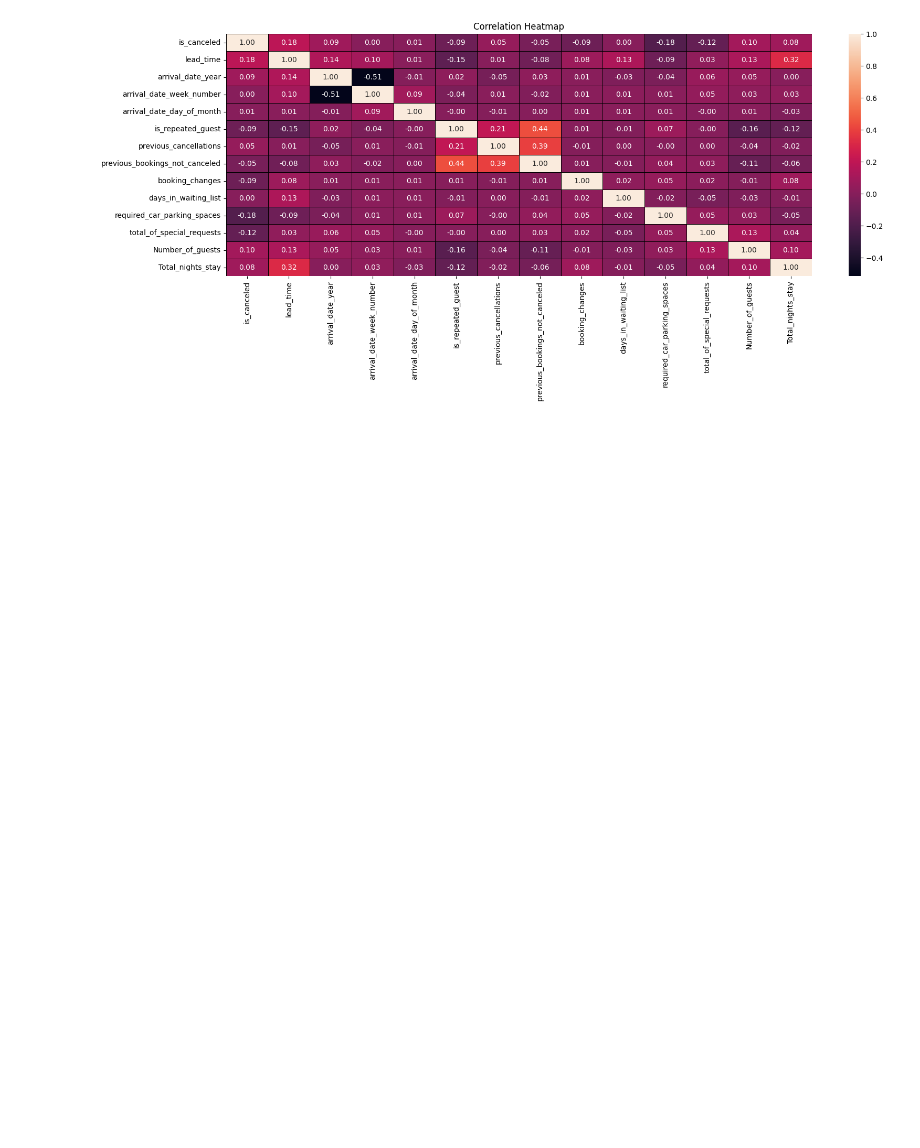
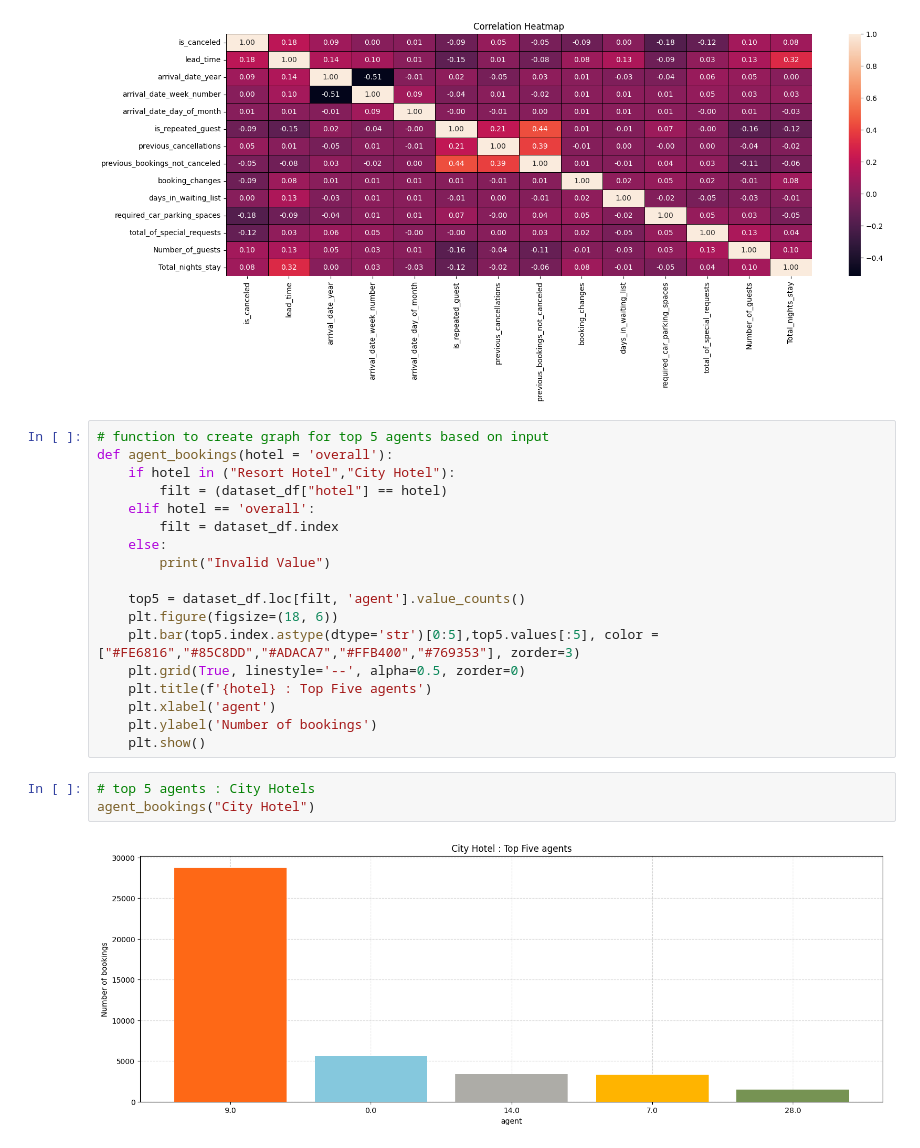
Before and after one commit to HarshitLaloriya/EDA-on-Hotel-Booking-Dataset, a Jupyter notebook: Hotel_Booking_EDA.ipynb, the cells around one changed output. Saved outputs shown, nothing was run; the diff lists cells and outputs as text; blank space fills up the shorter version.

```diff
--- a/Hotel_Booking_EDA.ipynb
+++ b/Hotel_Booking_EDA.ipynb
@@ -391,3 +391,26 @@ plt.title('Correlation Heatmap')
 plt.show()
 # %% [output]
 [figure]
+# %%
+# function to create graph for top 5 agents based on input
+def agent_bookings(hotel = 'overall'):
+    if hotel in ("Resort Hotel","City Hotel"):
+        filt = (dataset_df["hotel"] == hotel)
+    elif hotel == 'overall':
+        filt = dataset_df.index
+    else:
+        print("Invalid Value")
+
+    top5 = dataset_df.loc[filt, 'agent'].value_counts()
+    plt.figure(figsize=(18, 6))
+    plt.bar(top5.index.astype(dtype='str')[0:5],top5.values[:5], color = ["#FE6816","#85C8DD","#ADACA7","#FFB400","#769353"], zorder=3)
+    plt.grid(True, linestyle='--', alpha=0.5, zorder=0)
+    plt.title(f'{hotel} : Top Five agents')
+    plt.xlabel('agent')
+    plt.ylabel('Number of bookings')
+    plt.show()
+# %%
+# top 5 agents : City Hotels
+agent_bookings("City Hotel")
+# %% [output]
+[figure, added]
```
Also changed, not shown: parts of 2 cells of this notebook.
